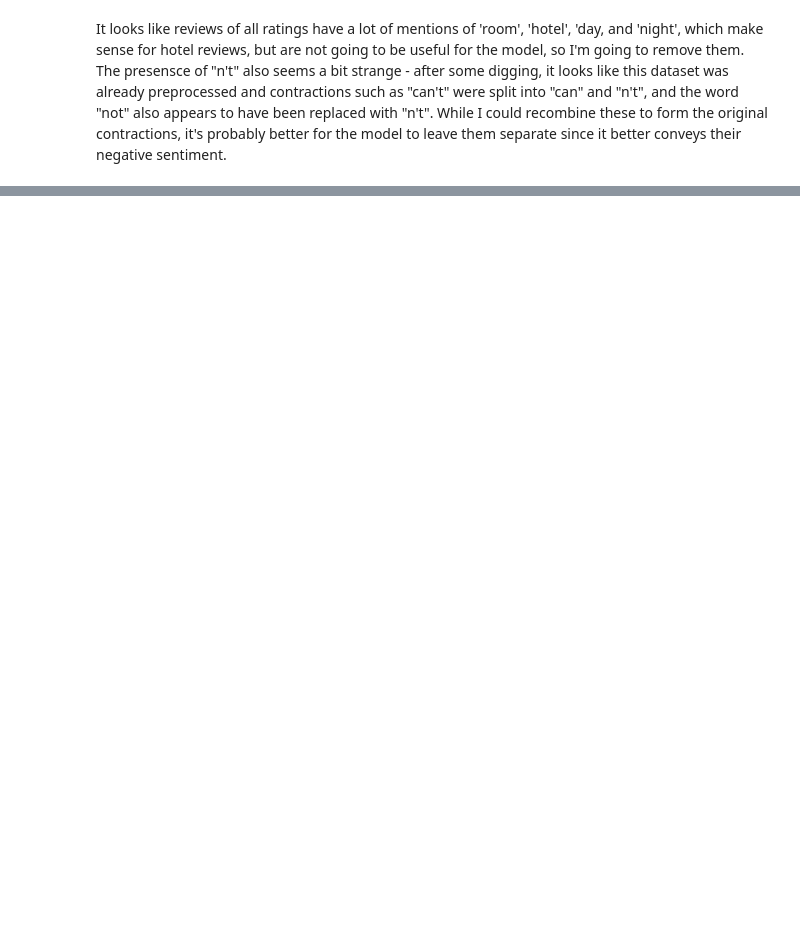
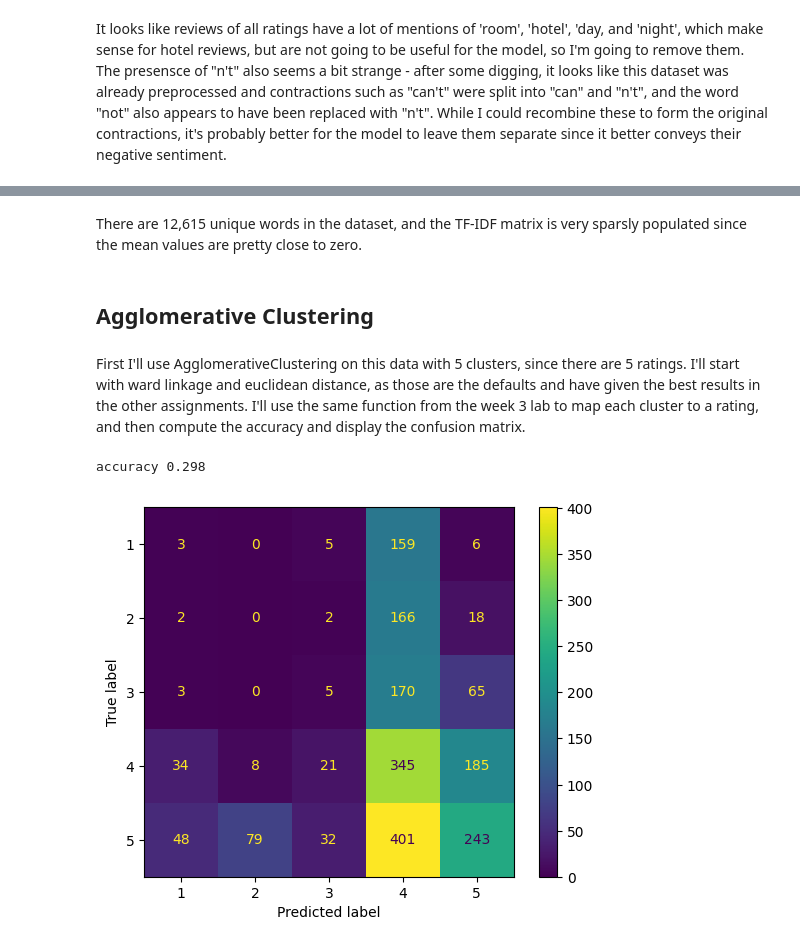
Before and after one commit to bhuckins/TripAdvisorRatings, a Jupyter notebook: TripAdvisorRatings.ipynb, the cells around one changed output, grey strips where cells are left out. Cells and saved outputs as stored; diff of their text form; code cells hidden in the pictures; blank space fills up the shorter version.

```diff
--- a/TripAdvisorRatings.ipynb
+++ b/TripAdvisorRatings.ipynb
@@ -96,0 +142,9 @@ show_word_cloud(1)
+# %%
+vectorizer = TfidfVectorizer(stop_words = 'english')
+tfidf_matrix = vectorizer.fit_transform(data['Review']).todense()
+tfidf_array = np.asarray(tfidf_matrix)
+tfidf_df = pd.DataFrame(tfidf_matrix, columns=vectorizer.get_feature_names_out())
+
+print(tfidf_matrix.shape)
+print(tfidf_df.describe())
+print(tfidf_df.head())
@@ -96,0 +169,43 @@ show_word_cloud(1)
+# %% [markdown]
+There are 12,615 unique words in the dataset, and the TF-IDF matrix is very sparsly populated since the mean values are pretty close to zero.
+# %% [markdown]
+## Agglomerative Clustering
+# %% [markdown]
+First I'll use AgglomerativeClustering on this data with 5 clusters, since there are 5 ratings. I'll start with ward linkage and euclidean distance, as those are the defaults and have given the best results in the other assignments. I'll use the same function from the week 3 lab to map each cluster to a rating, and then compute the accuracy and display the confusion matrix.
+# %%
+def label_permute_compare(model_labels):
+    best_label_order = None
+    best_accuracy = 0
+
+    for p in permutations(range(n_ratings)):
+        p_pred = [ratings[p[i]] for i in model_labels]
+        p_accuracy = accuracy_score(data.Rating, p_pred)
+
+        if p_accuracy > best_accuracy:
+            best_label_order = p
+            best_accuracy = p_accuracy
+
+    return (best_label_order, best_accuracy)
+
+def show_confusion_matrix(pred):
+    cm = confusion_matrix(data.Rating, pred)
+    cm_display = ConfusionMatrixDisplay(cm, display_labels = ratings)
+
+    cm_display.plot()
+    plt.show()
+# %%
+model_agglo = AgglomerativeClustering(n_clusters=5, linkage = 'ward',  metric='euclidean')
+model_agglo.fit(tfidf_array)
+
+#print(model_agglo.labels_)
+
+labelorder, acc = label_permute_compare(model_agglo.labels_)
+#print(labelorder)
+print(f'accuracy {acc}')
+
+pred_agglo = [ratings[labelorder[i]] for i in model_agglo.labels_]
+
+show_confusion_matrix(pred_agglo)
+# %% [output]
+accuracy 0.298
+[figure, added]
```
Also changed, not shown: parts of 31 cells of this notebook.
